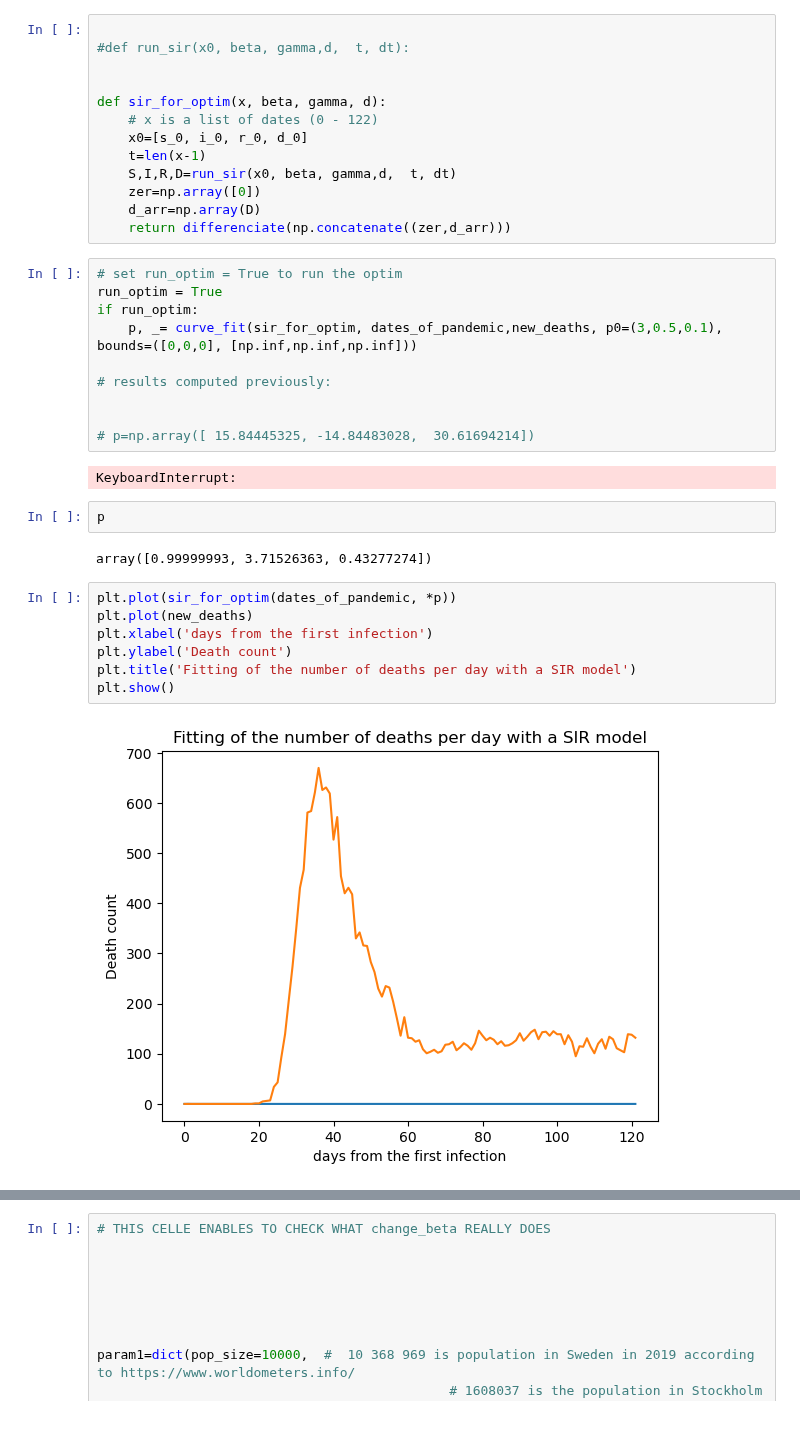
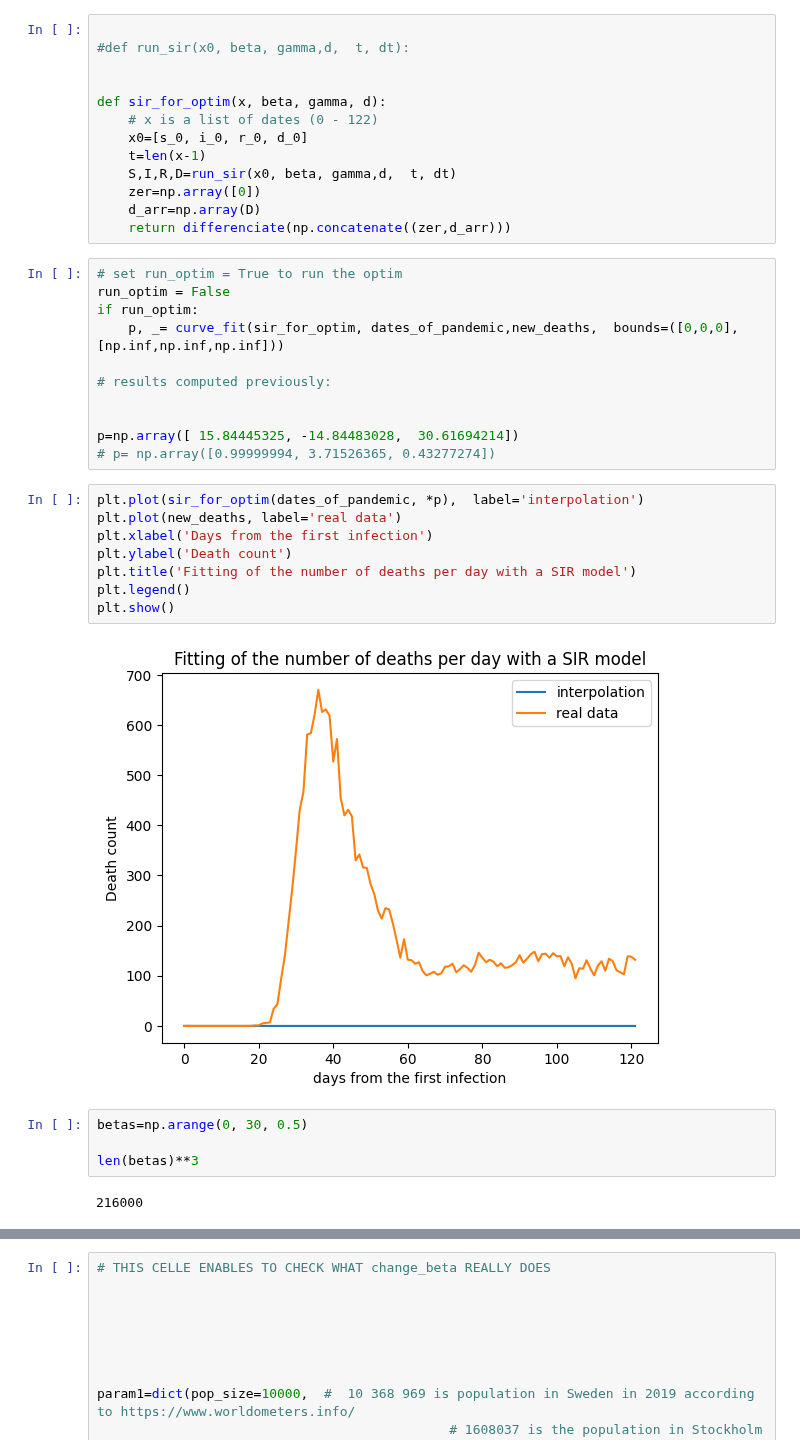
Before and after one commit to gregoirebechade/covid_internship, a Jupyter notebook: exploring.ipynb, the cells around one changed output, grey strips where cells are left out. Cells and saved outputs as stored; diff of their text form; blank space fills up the shorter version.

```diff
--- a/exploring.ipynb
+++ b/exploring.ipynb
@@ -236,26 +234,28 @@ def sir_for_optim(x, beta, gamma, d):
     return differenciate(np.concatenate((zer,d_arr)))
 # %%
 # set run_optim = True to run the optim
-run_optim = True
+run_optim = False
 if run_optim:
-    p, _= curve_fit(sir_for_optim, dates_of_pandemic,new_deaths, p0=(3,0.5,0.1),  bounds=([0,0,0], [np.inf,np.inf,np.inf]))
+    p, _= curve_fit(sir_for_optim, dates_of_pandemic,new_deaths,  bounds=([0,0,0], [np.inf,np.inf,np.inf]))
 
 # results computed previously:
 
 
-# p=np.array([ 15.84445325, -14.84483028,  30.61694214])
+p=np.array([ 15.84445325, -14.84483028,  30.61694214])
+# p= np.array([0.99999994, 3.71526365, 0.43277274])
-# %% [output]
-KeyboardInterrupt:
-# %%
-p
-# %% [output]
-array([0.99999993, 3.71526363, 0.43277274])
 # %%
-plt.plot(sir_for_optim(dates_of_pandemic, *p))
-plt.plot(new_deaths)
-plt.xlabel('days from the first infection')
+plt.plot(sir_for_optim(dates_of_pandemic, *p),  label='interpolation')
+plt.plot(new_deaths, label='real data')
+plt.xlabel('Days from the first infection')
 plt.ylabel('Death count')
 plt.title('Fitting of the number of deaths per day with a SIR model')
+plt.legend()
 plt.show()
 # %% [output]
-[figure, old version]
+[figure, new version]
+# %%
+betas=np.arange(0, 30, 0.5)
+
+len(betas)**3
+# %% [output]
+216000
```
Also changed, not shown: parts of 6 cells of this notebook, 1 other file.
